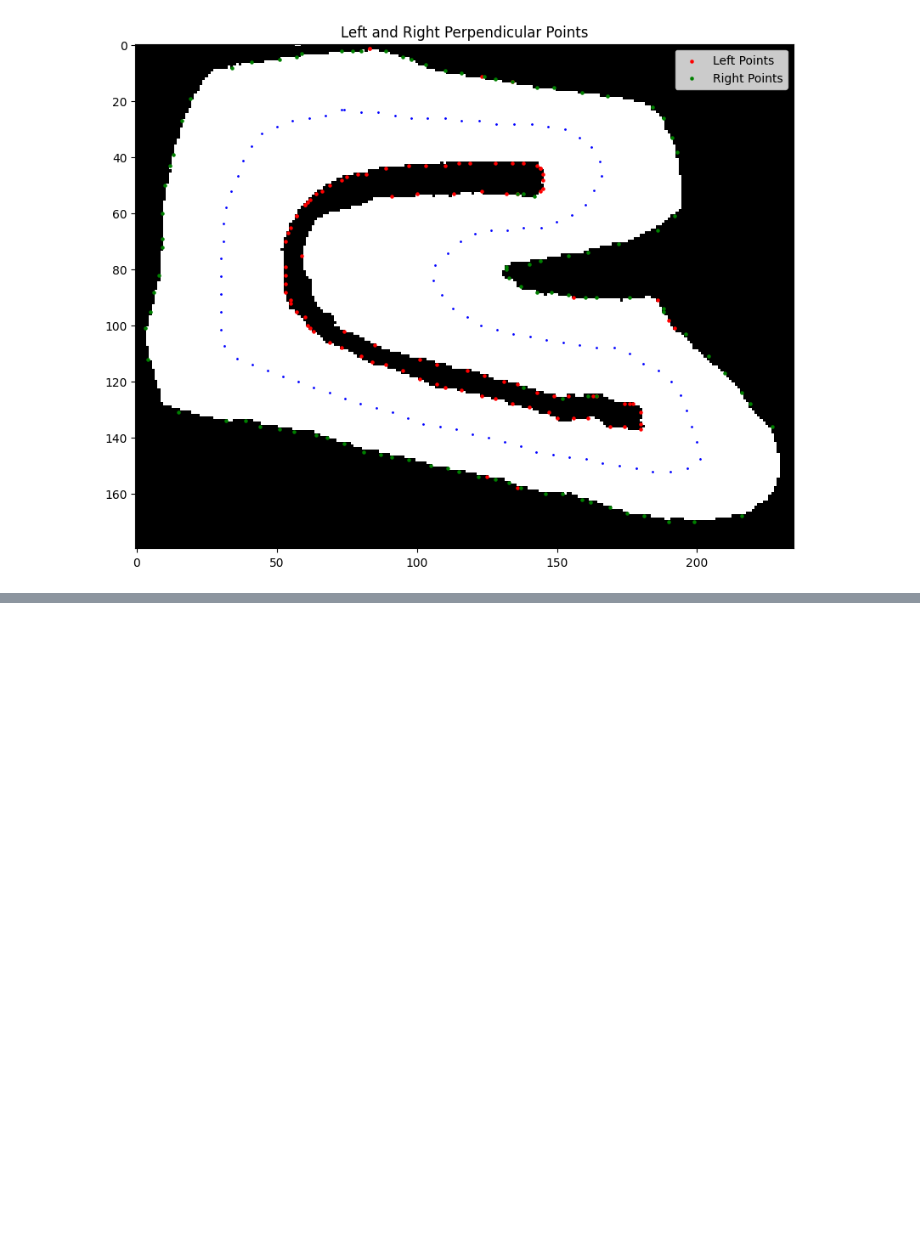
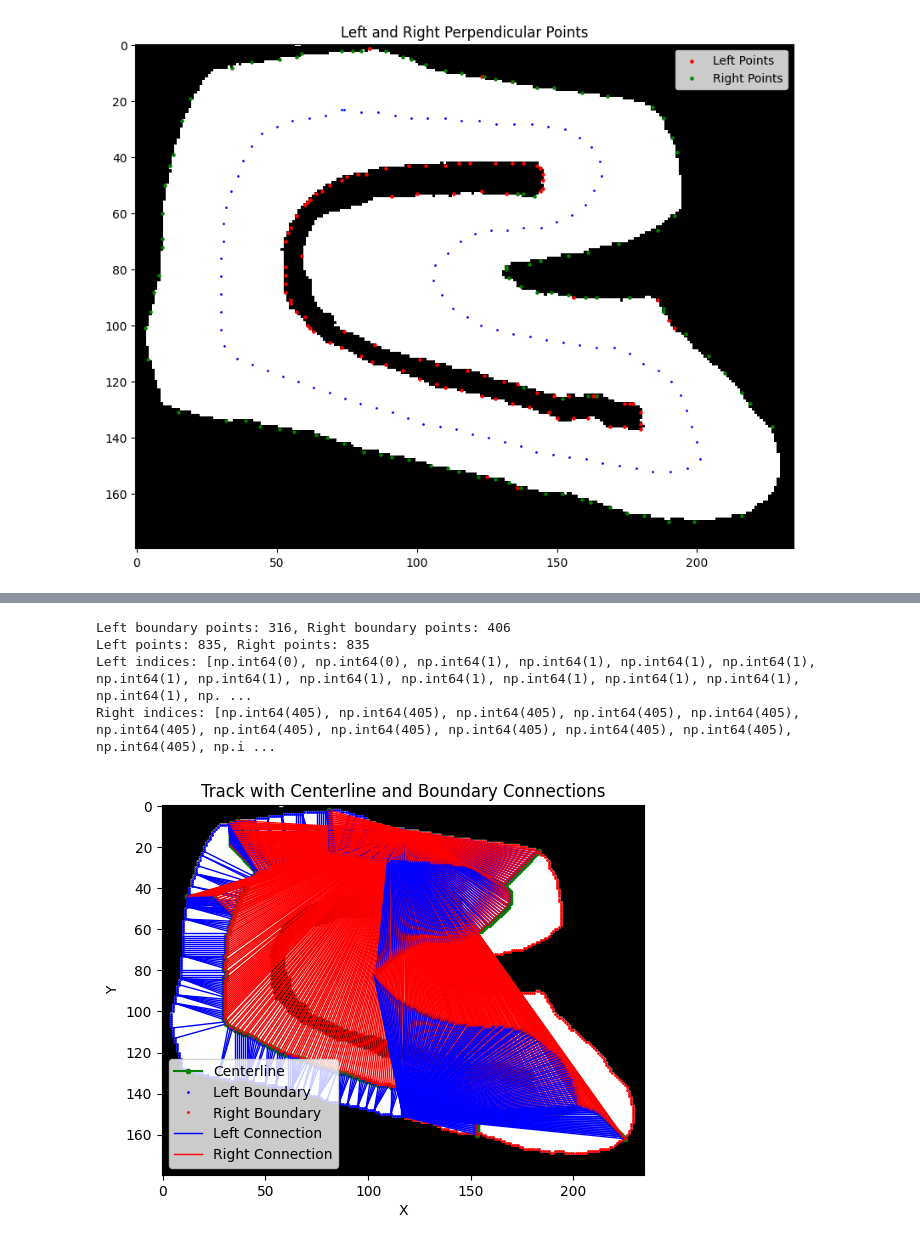
Before and after one commit to anjrew/race-lines-optimization, a Jupyter notebook: notebooks/track_coordinates.ipynb, the cells around one changed output, grey strips where cells are left out. Saved outputs shown, nothing was run; the diff lists cells and outputs as text; code cells hidden in the pictures; blank space fills up the shorter version.

Commit message:
Improve track progress

```diff
--- a/notebooks/track_coordinates.ipynb
+++ b/notebooks/track_coordinates.ipynb
@@ -1410,0 +1454,20 @@ def extract_track(
+# %%
+
+print(f"Left boundary points: {len(left_boundary)}, Right boundary points: {len(right_boundary)}")
+
+# Find closest boundary points with index constraint
+left_points, right_points, left_indices, right_indices = find_closest_boundary_points(
+    centerline_points=center_line_coords, left_boundary, right_boundary
+)
+print(f"Left points: {len(left_points)}, Right points: {len(right_points)}")
+print(f"Left indices: {left_indices}")
+print(f"Right indices: {right_indices}")
+
+# Plot the result
+plot_track_and_connections(binary, centerline_points, left_boundary, right_boundary, left_points, right_points)
+# %% [output]
+Left boundary points: 316, Right boundary points: 406
+Left points: 835, Right points: 835
+Left indices: [np.int64(0), np.int64(0), np.int64(1), np.int64(1), np.int64(1), np.int64(1), np.int64(1), np.int64(1), np.int64(1), np.int64(1), np.int64(1), np.int64(1), np.int64(1), np.int64(1), np. ...
+Right indices: [np.int64(405), np.int64(405), np.int64(405), np.int64(405), np.int64(405), np.int64(405), np.int64(405), np.int64(405), np.int64(405), np.int64(405), np.int64(405), np.int64(405), np.i ...
+[figure, added]
```
Also changed, not shown: parts of 4 cells of this notebook.
